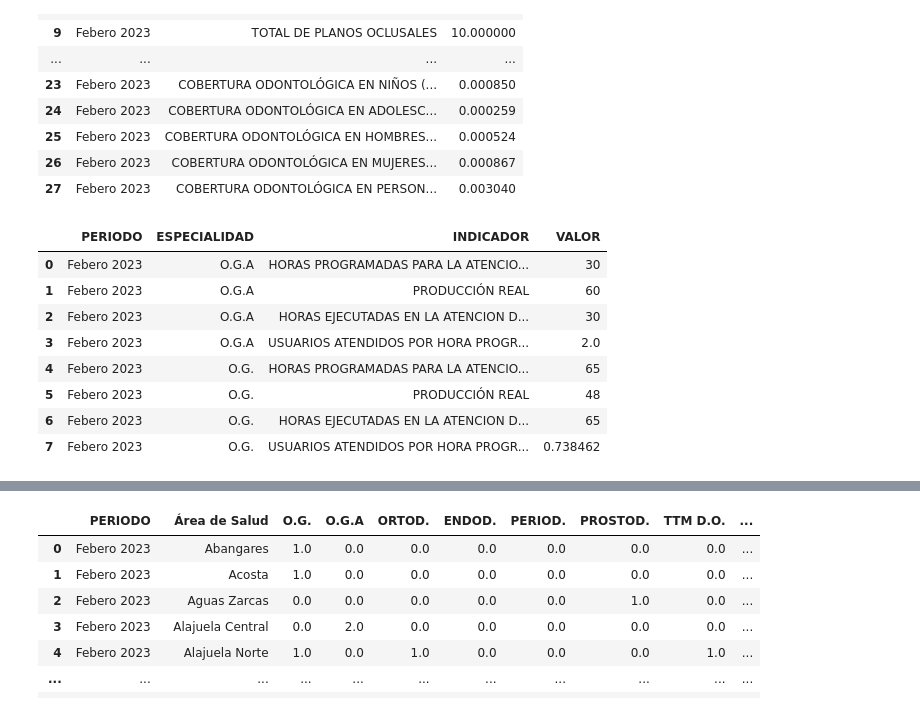
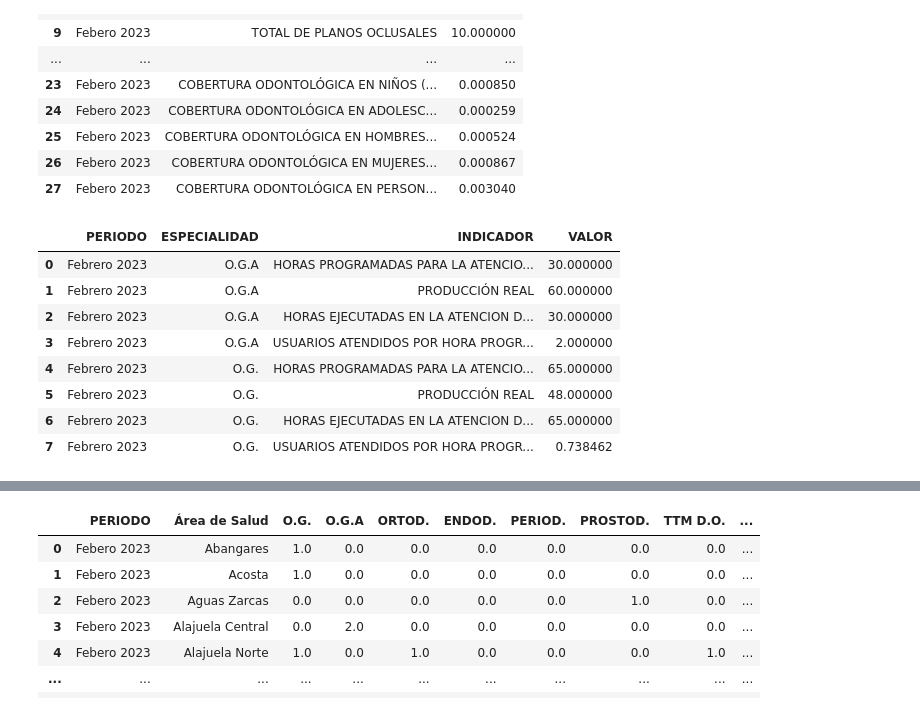
Before and after one commit to TFGIndicadores/Herramienta-Programada, a Jupyter notebook: Pruebas.ipynb, the cells around one changed output, grey strips where cells are left out. Saved outputs shown, nothing was run; the diff lists cells and outputs as text; code cells hidden in the pictures.

Commit message:
Cambio de metodos append a concat

```diff
--- a/Pruebas.ipynb
+++ b/Pruebas.ipynb
@@ -91,15 +0,0 @@ def func_pars(filepath, sht):
-# %%
-import pandas as pd
-pd.set_option('mode.chained_assignment', None)
-filepath = "Prueba.xlsx"
-
-xls = pd.ExcelFile(filepath)
-
-sheet_names = xls.sheet_names
-
-result_dataframes = {}
-
-for sht in sheet_names:
-    result_dataframes[sht] = func_pars(filepath, sht)
-
-result_dataframes["Mensual"]["df_total"]
@@ -342,7 +108,7 @@ hojasFormulario = prosFomularioAdicional(formAdicional)
 consolidado = "Muestra consolidado.xlsx"
 hojasConsolidado = prosConsolidado(consolidado)
 # %%
-periodo = "Febero 2023"
+periodo = "Febrero 2023"
 # %%
 #Calculo oficial de indicadores servicio
 indServicio = pd.DataFrame(columns=['PERIODO', 'INDICADOR', 'VALOR'])
@@ -544,52 +311,56 @@ indServicio
 | 26 | Febero 2023 | COBERTURA ODONTOLÓGICA EN MUJERES... | 0.000867 |
 | 27 | Febero 2023 | COBERTURA ODONTOLÓGICA EN PERSON... | 0.003040 |
 # %%
-#Calculo oficial de indicadores especialidad
-
+# Calculo oficial de indicadores especialidad
 esps = hojasFormulario['Consultas Externas']['Especialidad'].unique()
 
-indEspecialidad = pd.DataFrame(columns=['PERIODO','ESPECIALIDAD', 'INDICADOR', 'VALOR'])
+indEspecialidad = pd.DataFrame(columns=['PERIODO', 'ESPECIALIDAD', 'INDICADOR', 'VALOR'])
 
 for esp in esps:
-    indEspecialidad = indEspecialidad.append({
+    nuevoIndEsp = []
+
+    nuevoIndEsp.append({
         'PERIODO': periodo,
-        'ESPECIALIDAD' : esp,
+        'ESPECIALIDAD': esp,
         'INDICADOR': 'HORAS PROGRAMADAS PARA LA ATENCION DE PACIENTES',
-        'VALOR': hojasFormulario['Consultas Externas'][hojasFormulario['Consultas Externas']['Especialidad']==esp]['Horas programadas para consulta externa'].sum()
-    }, ignore_index=True)
+        'VALOR': hojasFormulario['Consultas Externas'][hojasFormulario['Consultas Externas']['Especialidad'] == esp]['Horas programadas para consulta externa'].sum()
+    })
 
-    indEspecialidad = indEspecialidad.append({
+    nuevoIndEsp.append({
         'PERIODO': periodo,
-        'ESPECIALIDAD' : esp,
+        'ESPECIALIDAD': esp,
         'INDICADOR': 'PRODUCCIÓN REAL',
-        'VALOR': hojasFormulario['Consultas Externas'][hojasFormulario['Consultas Externas']['Especialidad']==esp]['Consultas realizadas en consulta externa'].sum()
-    }, ignore_index=True)
+        'VALOR': hojasFormulario['Consultas Externas'][hojasFormulario['Consultas Externas']['Especialidad'] == esp]['Consultas realizadas en consulta externa'].sum()
+    })
 
-    indEspecialidad = indEspecialidad.append({
+    nuevoIndEsp.append({
         'PERIODO': periodo,
-        'ESPECIALIDAD' : esp,
+        'ESPECIALIDAD': esp,
         'INDICADOR': 'HORAS EJECUTADAS EN LA ATENCION DE PACIENTES',
-        'VALOR': hojasFormulario['Consultas Externas'][hojasFormulario['Consultas Externas']['Especialidad']==esp]['Horas utilizadas para consulta externa'].sum()
-    }, ignore_index=True)
+        'VALOR': hojasFormulario['Consultas Externas'][hojasFormulario['Consultas Externas']['Especialidad'] == esp]['Horas utilizadas para consulta externa'].sum()
+    })
 
-    indEspecialidad = indEspecialidad.append({
+    nuevoIndEsp.append({
         'PERIODO': periodo,
-        'ESPECIALIDAD' : esp,
+        'ESPECIALIDAD': esp,
         'INDICADOR': 'USUARIOS ATENDIDOS POR HORA PROGRAMADO PARA LA ATENCION DE PACIENTES',
-        'VALOR': (hojasFormulario['Consultas Externas'][hojasFormulario['Consultas Externas']['Especialidad']==esp]['Consultas realizadas en consulta externa'].sum()/hojasFormulario['Consultas Externas'][hojasFormulario['Consultas Externas']['Especialidad']==esp]['Horas programadas para consulta externa'].sum())
-                 if hojasFormulario['Consultas Externas'][hojasFormulario['Consultas Externas']['Especialidad']==esp]['Horas programadas para consulta externa'].sum() > 0 else None
-    }, ignore_index=True)
+        'VALOR': (hojasFormulario['Consultas Externas'][hojasFormulario['Consultas Externas']['Especialidad'] == esp]['Consultas realizadas en consulta externa'].sum() /
+                  hojasFormulario['Consultas Externas'][hojasFormulario['Consultas Externas']['Especialidad'] == esp]['Horas programadas para consulta externa'].sum())
+                 if hojasFormulario['Consultas Externas'][hojasFormulario['Consultas Externas']['Especialidad'] == esp]['Horas programadas para consulta externa'].sum() > 0 else None
+    })
+
+    indEspecialidad = pd.concat([indEspecialidad, pd.DataFrame(nuevoIndEsp)], ignore_index=True)
 
 indEspecialidad
 # %% [output]
 |  | PERIODO | ESPECIALIDAD | INDICADOR | VALOR |
-| 0 | Febero 2023 | O.G.A | HORAS PROGRAMADAS PARA LA ATENCIO... | 30 |
-| 1 | Febero 2023 | O.G.A | PRODUCCIÓN REAL | 60 |
-| 2 | Febero 2023 | O.G.A | HORAS EJECUTADAS EN LA ATENCION D... | 30 |
-| 3 | Febero 2023 | O.G.A | USUARIOS ATENDIDOS POR HORA PROGR... | 2.0 |
-| 4 | Febero 2023 | O.G. | HORAS PROGRAMADAS PARA LA ATENCIO... | 65 |
-| 5 | Febero 2023 | O.G. | PRODUCCIÓN REAL | 48 |
-| 6 | Febero 2023 | O.G. | HORAS EJECUTADAS EN LA ATENCION D... | 65 |
-| 7 | Febero 2023 | O.G. | USUARIOS ATENDIDOS POR HORA PROGR... | 0.738462 |
+| 0 | Febrero 2023 | O.G.A | HORAS PROGRAMADAS PARA LA ATENCIO... | 30.000000 |
+| 1 | Febrero 2023 | O.G.A | PRODUCCIÓN REAL | 60.000000 |
+| 2 | Febrero 2023 | O.G.A | HORAS EJECUTADAS EN LA ATENCION D... | 30.000000 |
+| 3 | Febrero 2023 | O.G.A | USUARIOS ATENDIDOS POR HORA PROGR... | 2.000000 |
+| 4 | Febrero 2023 | O.G. | HORAS PROGRAMADAS PARA LA ATENCIO... | 65.000000 |
+| 5 | Febrero 2023 | O.G. | PRODUCCIÓN REAL | 48.000000 |
+| 6 | Febrero 2023 | O.G. | HORAS EJECUTADAS EN LA ATENCION D... | 65.000000 |
+| 7 | Febrero 2023 | O.G. | USUARIOS ATENDIDOS POR HORA PROGR... | 0.738462 |
 # %%
 #Calculo oficial de indicadores profesional
```
Also changed, not shown: parts of 5 cells of this notebook, 2 other files.
